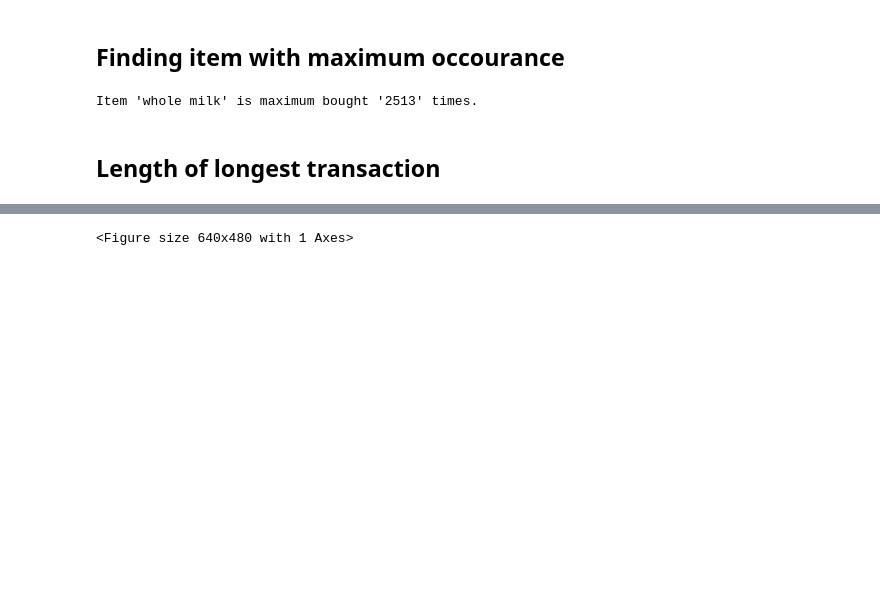
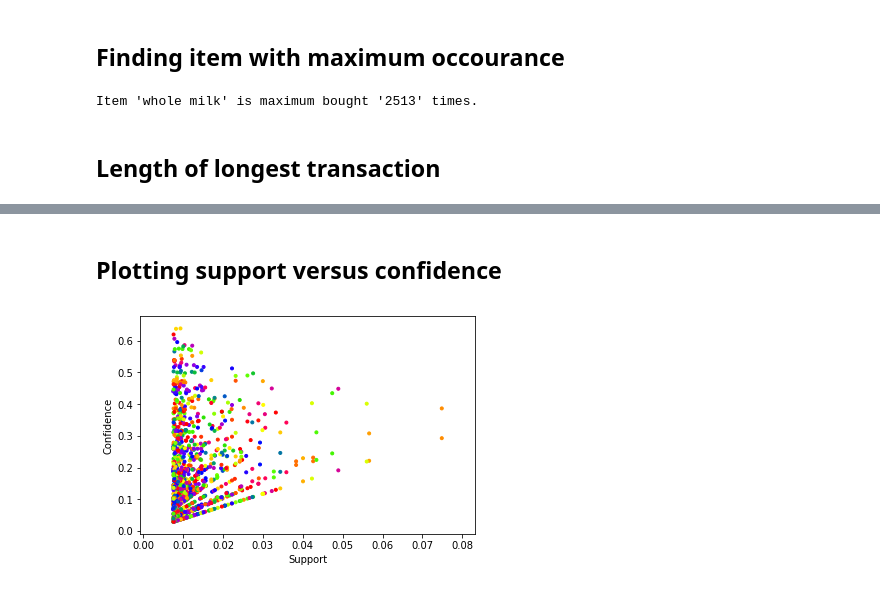
Before and after one commit to Sh-Abdullah-Aslam/market-basket-analysis-on-transactional-data, a Jupyter notebook: Working.ipynb, the cells around one changed output, grey strips where cells are left out. Drawn from its saved outputs; the diff is of its cells as text; code cells hidden in the pictures; blank space fills up the shorter version.

```diff
--- a/Working.ipynb
+++ b/Working.ipynb
@@ -85,0 +78,5 @@ GRO_copy.to_csv('data/groceries_new.csv')
+# %%
+transactions_copy = pd.read_csv('data/groceries_new.csv')
+transactions_copy = transactions_copy.drop(transactions_copy.columns[0], axis=1)
+transactions_copy_sorted = transactions_copy.reindex(sorted(transactions_copy.columns), axis=1)
+transactions_copy_sorted
@@ -86,8 +102,5 @@ GRO_copy.to_csv('data/groceries_new.csv')
+# %%
+min_support = 0.0075
 # %%
-from mlxtend.frequent_patterns import apriori, association_rules
-
-min_support = 0.03
-min_threshold = 1.5
-
-APRIORI = apriori(GRO_copy, min_support = min_support, use_colnames = True)
-RULES   = association_rules(APRIORI, metric = 'lift', min_threshold = min_threshold)
+frequent_itemsets = apriori(transactions_copy_sorted, min_support = min_support, use_colnames = True)
+RULES = association_rules(frequent_itemsets, metric = 'lift')#, min_threshold = min_threshold)
@@ -97,3 +107,4 @@ RULES   = association_rules(APRIORI, metric = 'lift', min_threshold = min_thresh
 # %%
-support=RULES.as_matrix(columns=['support'])
-confidence=RULES.as_matrix(columns=['confidence'])
+lift = RULES['lift'].values
+support = RULES['support'].values
+confidence = RULES['confidence'].values
@@ -123,10 +148,14 @@ array([[0.0473818 ],
+# %% [markdown]
+## Plotting support versus confidence
 # %%
 import matplotlib.pyplot as plt
-%matplot
+%matplotlib inline
 
-plt.scatter(support, confidence, alpha=0.5, marker="*")
-plt.xlabel('support')
-plt.ylabel('confidence')
+plt.scatter(support, confidence, marker='.', c=lift, cmap="prism")
+
+plt.xlabel('Support')
+plt.ylabel('Confidence')
+
 plt.show()
 # %% [output]
-<Figure size 640x480 with 1 Axes>
+[figure, added]
```
Also changed, not shown: parts of 24 cells of this notebook, 7 other files.
